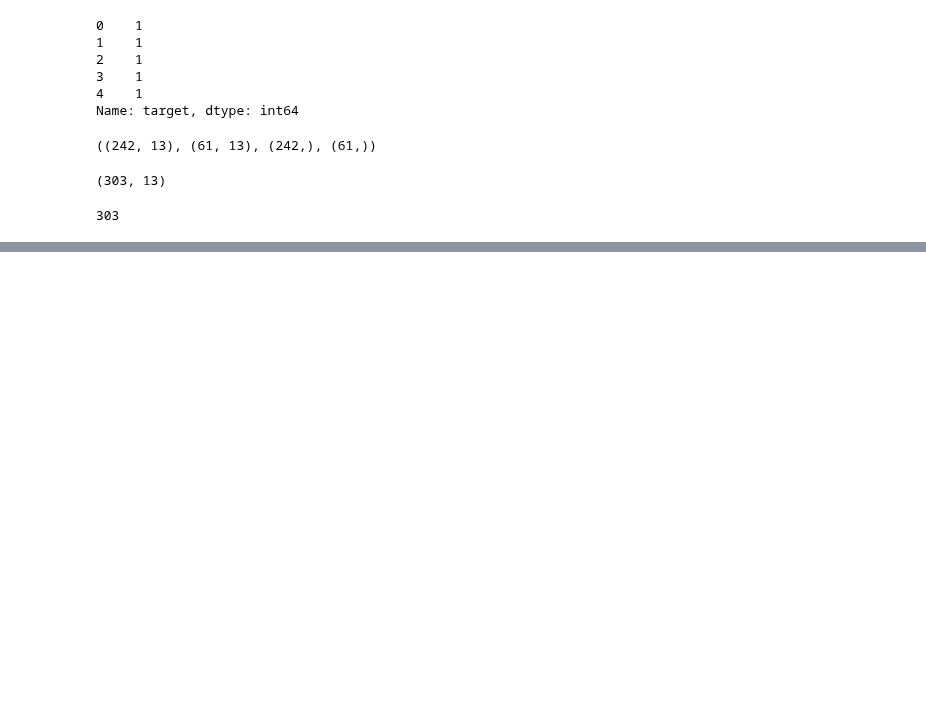
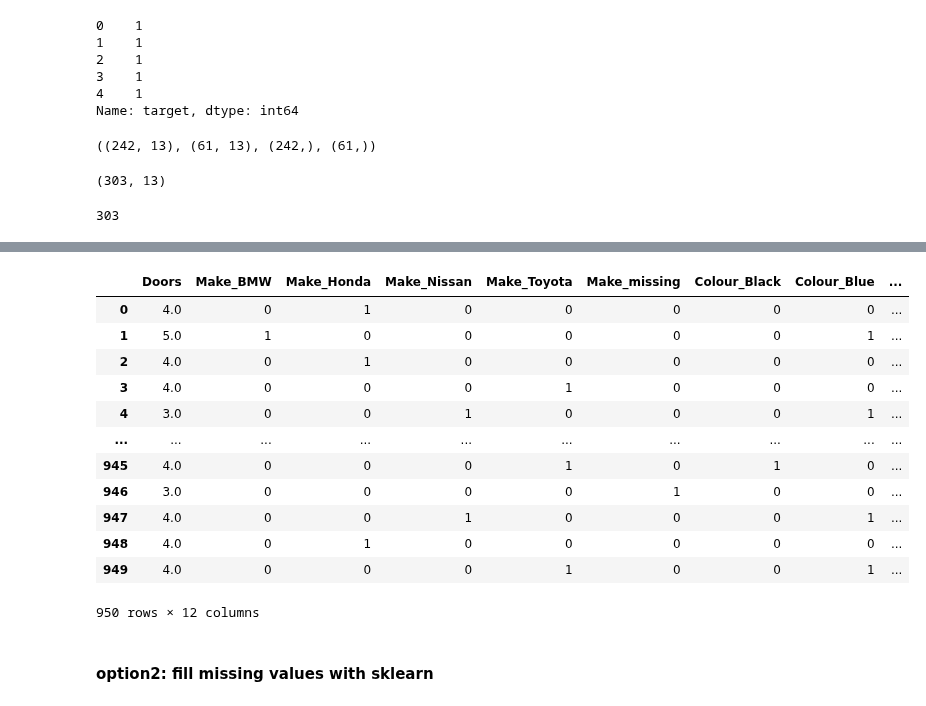
Before and after one commit to jafar-shodiq/ztm-project-ml, a Jupyter notebook: sklearn-intro2.ipynb, the cells around one changed output, grey strips where cells are left out. Saved outputs shown, nothing was run; the diff lists cells and outputs as text; code cells hidden in the pictures; blank space fills up the shorter version.

```diff
--- a/sklearn-intro2.ipynb
+++ b/sklearn-intro2.ipynb
@@ -57,0 +185,3 @@ len(heart_disease)
+# %%
+car_sales_missing = pd.read_csv('./car-sales-extended-missing-data.csv')
+car_sales_missing.head()
@@ -57,0 +214,12 @@ len(heart_disease)
+# %%
+# fill the 'Make' column
+car_sales_missing['Make'].fillna('missing', inplace=True)
+
+# fill the 'Colour' column
+car_sales_missing['Colour'].fillna('missing', inplace=True)
+
+# fill the 'Odometer (KM)' column
+car_sales_missing['Odometer (KM)'].fillna(car_sales_missing['Odometer (KM)'].mean(), inplace=True)
+
+# fill the 'Doors' column
+car_sales_missing['Doors'].fillna(4, inplace=True)
@@ -57,0 +235,3 @@ len(heart_disease)
+# %%
+# remove rows with missing Price value
+car_sales_missing.dropna(inplace=True)
@@ -57,0 +251,2 @@ len(heart_disease)
+# %%
+car_sales_missing.reset_index(inplace=True)
@@ -57,0 +285,19 @@ len(heart_disease)
+# %%
+dummies = pd.get_dummies(car_sales_missing[['Make', 'Colour', 'Doors']])
+dummies
+# %% [output]
+|  | Doors | Make_BMW | Make_Honda | Make_Nissan | Make_Toyota | Make_missing | Colour_Black | Colour_Blue | ... |
+| 0 | 4.0 | 0 | 1 | 0 | 0 | 0 | 0 | 0 | ... |
+| 1 | 5.0 | 1 | 0 | 0 | 0 | 0 | 0 | 1 | ... |
+| 2 | 4.0 | 0 | 1 | 0 | 0 | 0 | 0 | 0 | ... |
+| 3 | 4.0 | 0 | 0 | 0 | 1 | 0 | 0 | 0 | ... |
+| 4 | 3.0 | 0 | 0 | 1 | 0 | 0 | 0 | 1 | ... |
+| ... | ... | ... | ... | ... | ... | ... | ... | ... | ... |
+| 945 | 4.0 | 0 | 0 | 0 | 1 | 0 | 1 | 0 | ... |
+| 946 | 3.0 | 0 | 0 | 0 | 0 | 1 | 0 | 0 | ... |
+| 947 | 4.0 | 0 | 0 | 1 | 0 | 0 | 0 | 1 | ... |
+| 948 | 4.0 | 0 | 1 | 0 | 0 | 0 | 0 | 0 | ... |
+| 949 | 4.0 | 0 | 0 | 0 | 1 | 0 | 0 | 1 | ... |
+950 rows × 12 columns
+# %% [markdown]
+#### option2: fill missing values with sklearn
```
Also changed, not shown: parts of 22 cells of this notebook.
